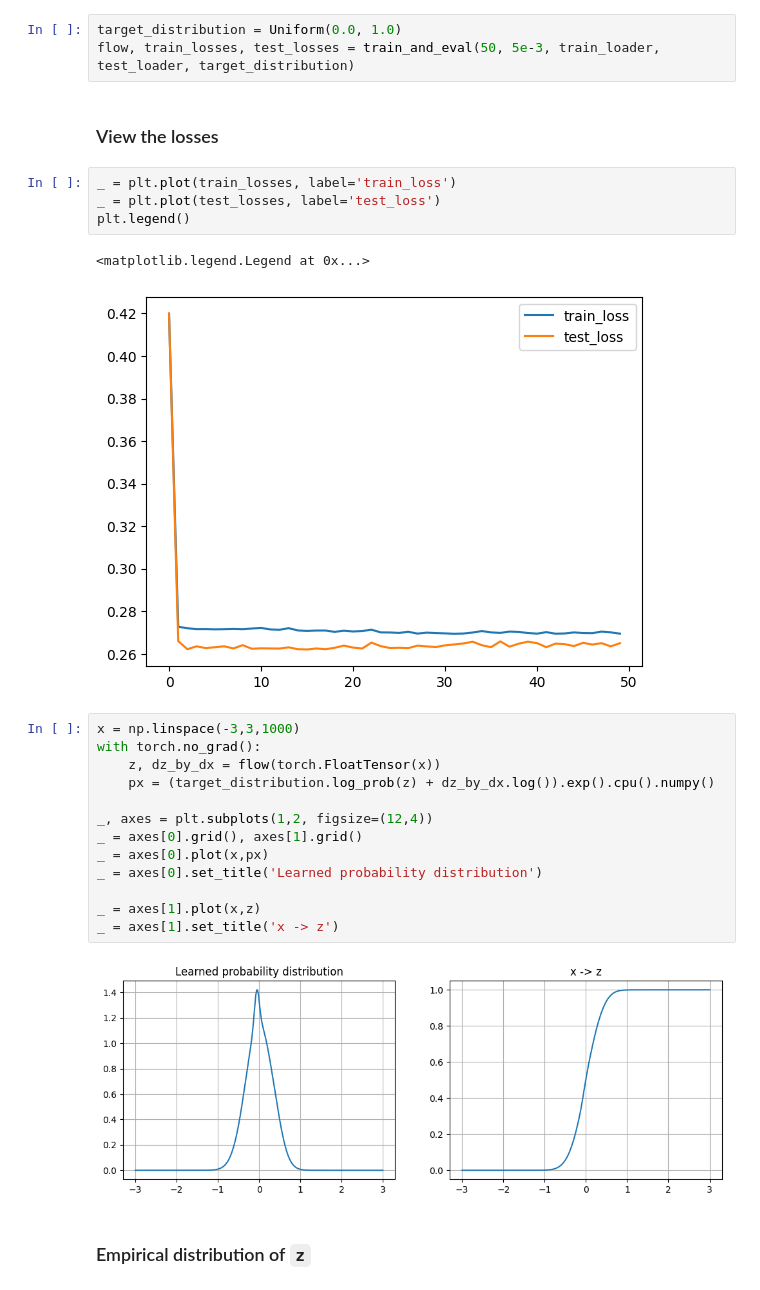
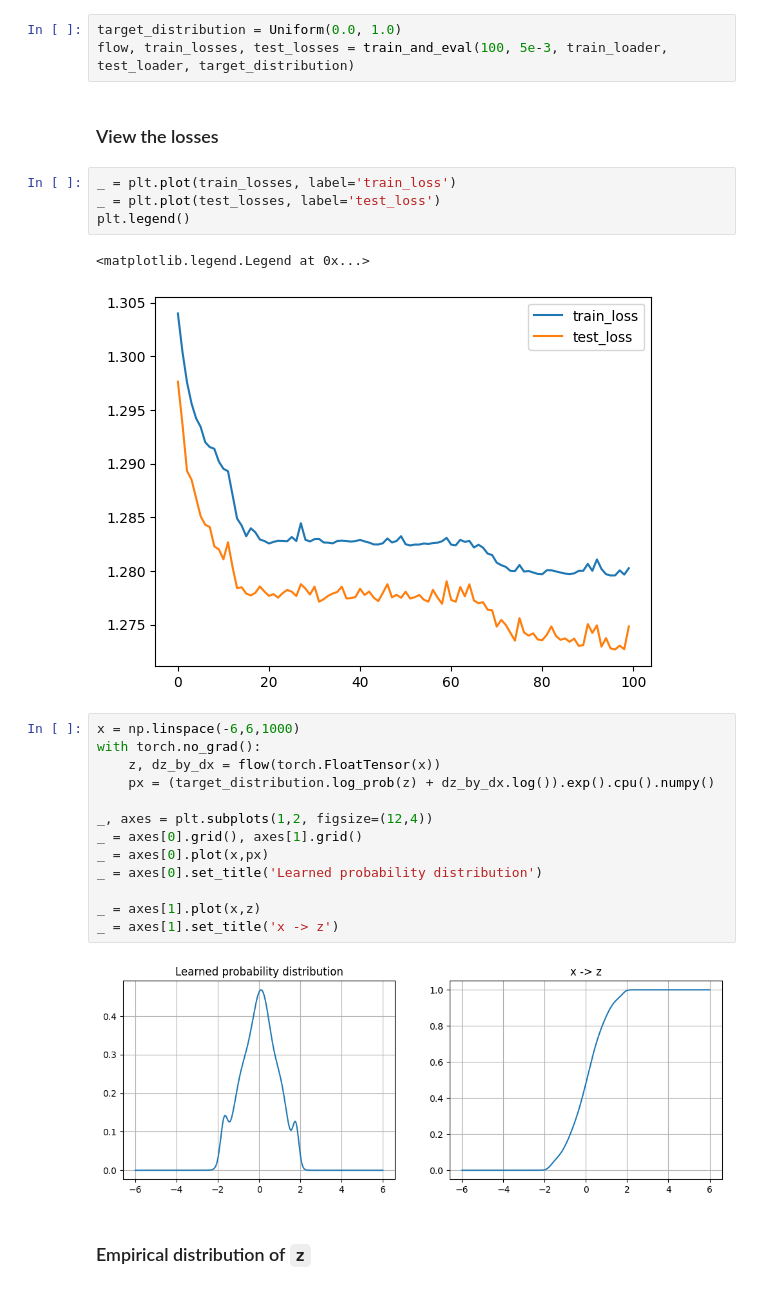
Before and after one commit to Matth3wc/normalizing-flows, a Jupyter notebook: 1d/1d.ipynb, the cells around one changed output. Drawn from its saved outputs; the diff is of its cells as text.

```diff
--- a/1d/1d.ipynb
+++ b/1d/1d.ipynb
@@ -23,7 +23,7 @@ _ = axes[1].set_title('Testing data')
 ### Train the flow model
 # %%
 target_distribution = Uniform(0.0, 1.0)
-flow, train_losses, test_losses = train_and_eval(50, 5e-3, train_loader, test_loader, target_distribution)
+flow, train_losses, test_losses = train_and_eval(100, 5e-3, train_loader, test_loader, target_distribution)
 # %% [markdown]
 ### View the losses
 # %%
@@ -32,22 +32,22 @@ _ = plt.plot(test_losses, label='test_loss')
 plt.legend()
 # %% [output]
 <matplotlib.legend.Legend at 0x...>
-[figure, old version]
+[figure, new version]
 # %%
-x = np.linspace(-3,3,1000)
+x = np.linspace(-6,6,1000)
 with torch.no_grad():
     z, dz_by_dx = flow(torch.FloatTensor(x))
     px = (target_distribution.log_prob(z) + dz_by_dx.log()).exp().cpu().numpy()
 
 _, axes = plt.subplots(1,2, figsize=(12,4))
 _ = axes[0].grid(), axes[1].grid()
 _ = axes[0].plot(x,px)
 _ = axes[0].set_title('Learned probability distribution')
 
 _ = axes[1].plot(x,z)
 _ = axes[1].set_title('x -> z')
 # %% [output]
-[figure, old version]
+[figure, new version]
 # %% [markdown]
 ### Empirical distribution of `z`
 # %%
```
Also changed, not shown: parts of 2 cells of this notebook, 1 other file.
